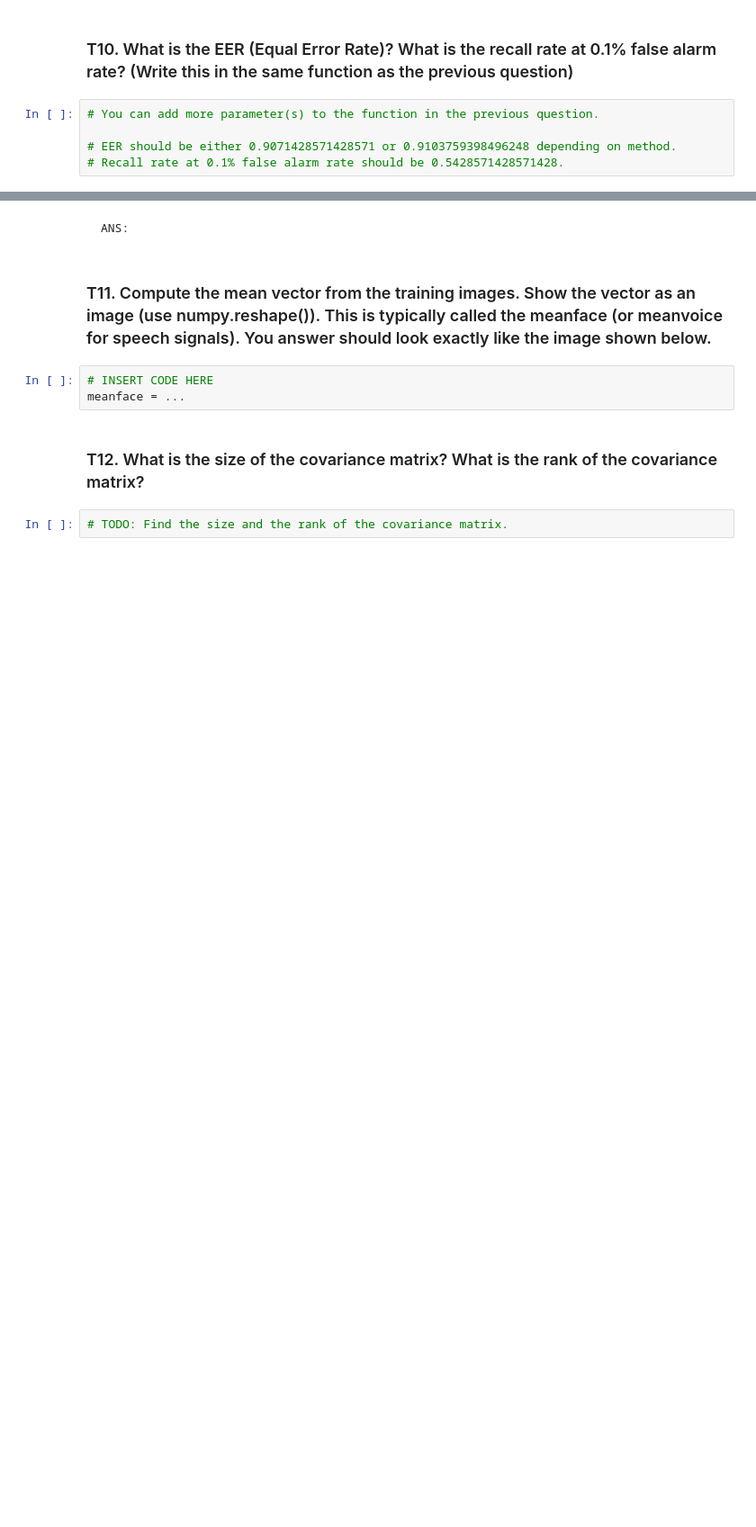
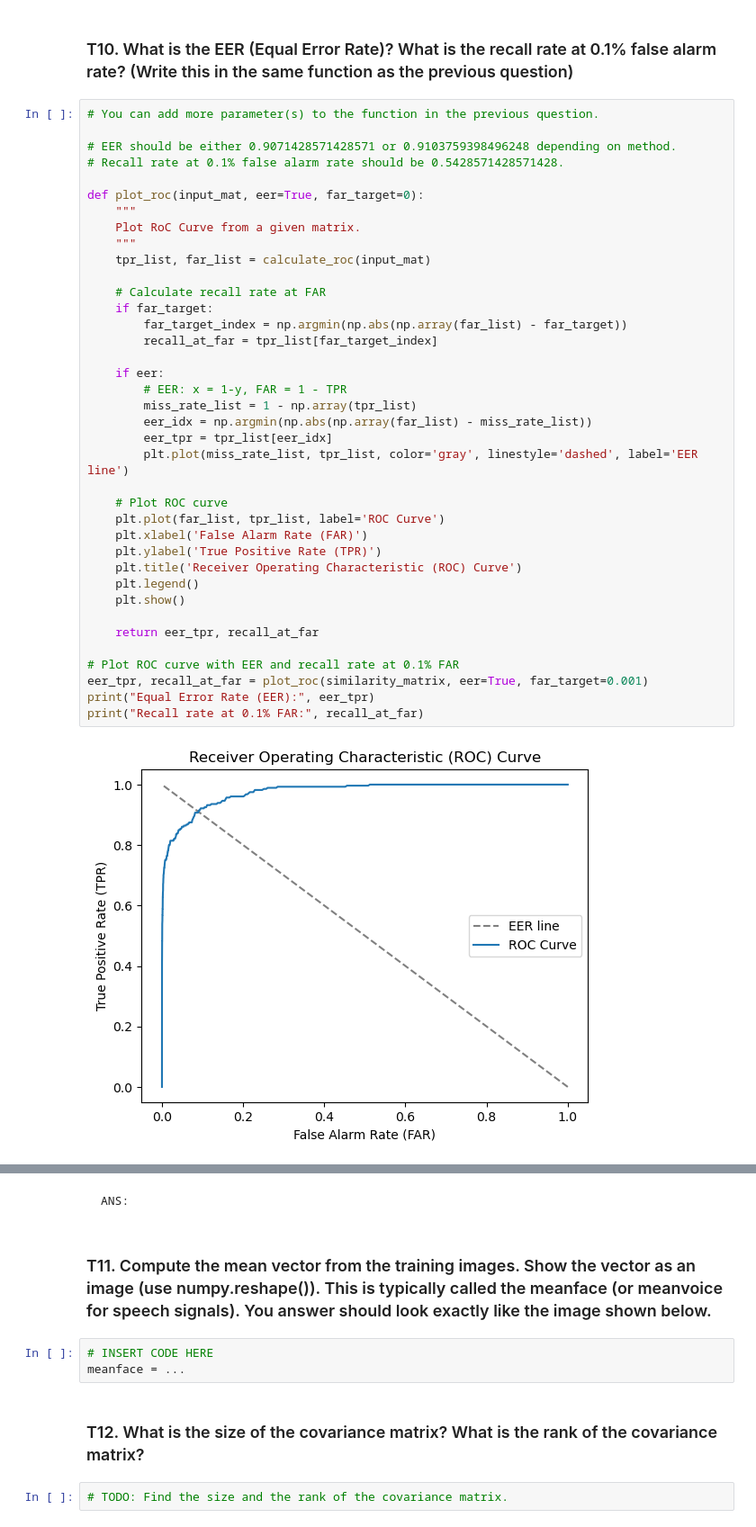
Before and after one commit to pupipatsk/Pattern-Recognition, a Jupyter notebook: HW/HW03/HW03.ipynb, the cells around one changed output, grey strips where cells are left out. Shown at 90% size. Drawn from its saved outputs; the diff is of its cells as text; blank space fills up the shorter version.

```diff
--- a/HW/HW03/HW03.ipynb
+++ b/HW/HW03/HW03.ipynb
@@ -512,7 +557,42 @@ def plot_roc(input_mat):
 # %% [markdown]
 ### T10. What is the EER (Equal Error Rate)? What is the recall rate at 0.1% false alarm rate? (Write this in the same function as the previous question)
-# %%
-# You can add more parameter(s) to the function in the previous question.
-
-# EER should be either 0.9071428571428571 or 0.9103759398496248 depending on method.
-# Recall rate at 0.1% false alarm rate should be 0.5428571428571428.
+# %%
+# You can add more parameter(s) to the function in the previous question.
+
+# EER should be either 0.9071428571428571 or 0.9103759398496248 depending on method.
+# Recall rate at 0.1% false alarm rate should be 0.5428571428571428.
+
+def plot_roc(input_mat, eer=True, far_target=0):
+    """
+    Plot RoC Curve from a given matrix.
+    """
+    tpr_list, far_list = calculate_roc(input_mat)
+
+    # Calculate recall rate at FAR
+    if far_target:
+        far_target_index = np.argmin(np.abs(np.array(far_list) - far_target))
+        recall_at_far = tpr_list[far_target_index]
+
+    if eer:
+        # EER: x = 1-y, FAR = 1 - TPR
+        miss_rate_list = 1 - np.array(tpr_list)
+        eer_idx = np.argmin(np.abs(np.array(far_list) - miss_rate_list))
+        eer_tpr = tpr_list[eer_idx]
+        plt.plot(miss_rate_list, tpr_list, color='gray', linestyle='dashed', label='EER line')
+
+    # Plot ROC curve
+    plt.plot(far_list, tpr_list, label='ROC Curve')
+    plt.xlabel('False Alarm Rate (FAR)')
+    plt.ylabel('True Positive Rate (TPR)')
+    plt.title('Receiver Operating Characteristic (ROC) Curve')
+    plt.legend()
+    plt.show()
+
+    return eer_tpr, recall_at_far
+
+# Plot ROC curve with EER and recall rate at 0.1% FAR
+eer_tpr, recall_at_far = plot_roc(similarity_matrix, eer=True, far_target=0.001)
+print("Equal Error Rate (EER):", eer_tpr)
+print("Recall rate at 0.1% FAR:", recall_at_far)
+# %% [output]
+[figure, added]
```
Also changed, not shown: parts of 12 cells of this notebook.
